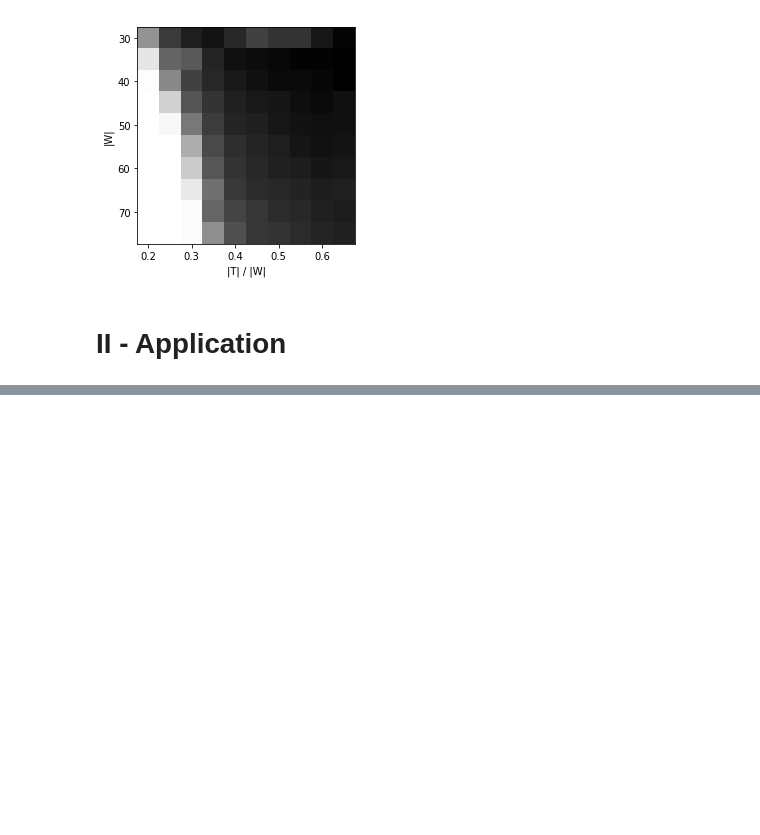
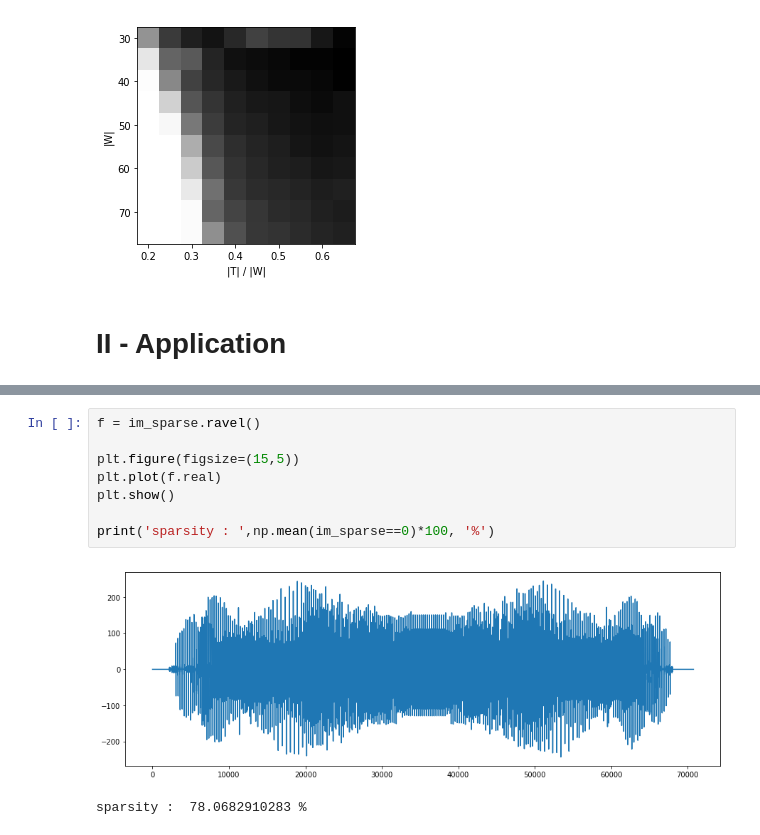
Before and after one commit to rhuille/ENSAE-homework, a Jupyter notebook: Compressed Sensing.ipynb, the cells around one changed output, grey strips where cells are left out. Cells and saved outputs as stored; diff of their text form; blank space fills up the shorter version.

```diff
--- a/Compressed Sensing.ipynb
+++ b/Compressed Sensing.ipynb
@@ -261,0 +347,11 @@ This part will be presented during the presentation.
+# %%
+f = im_sparse.ravel()
+
+plt.figure(figsize=(15,5))
+plt.plot(f.real)
+plt.show()
+
+print('sparsity : ',np.mean(im_sparse==0)*100, '%')
+# %% [output]
+[figure, added]
+sparsity :  78.0682910283 %
```
Also changed, not shown: parts of 31 cells of this notebook.
